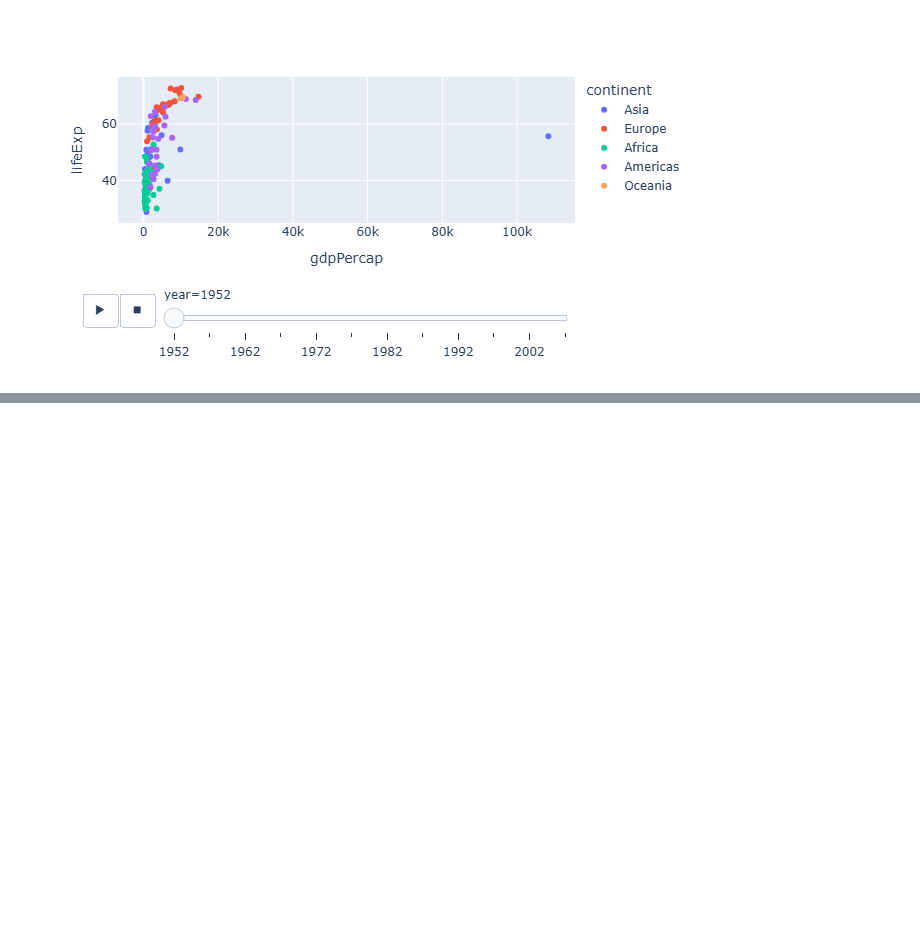
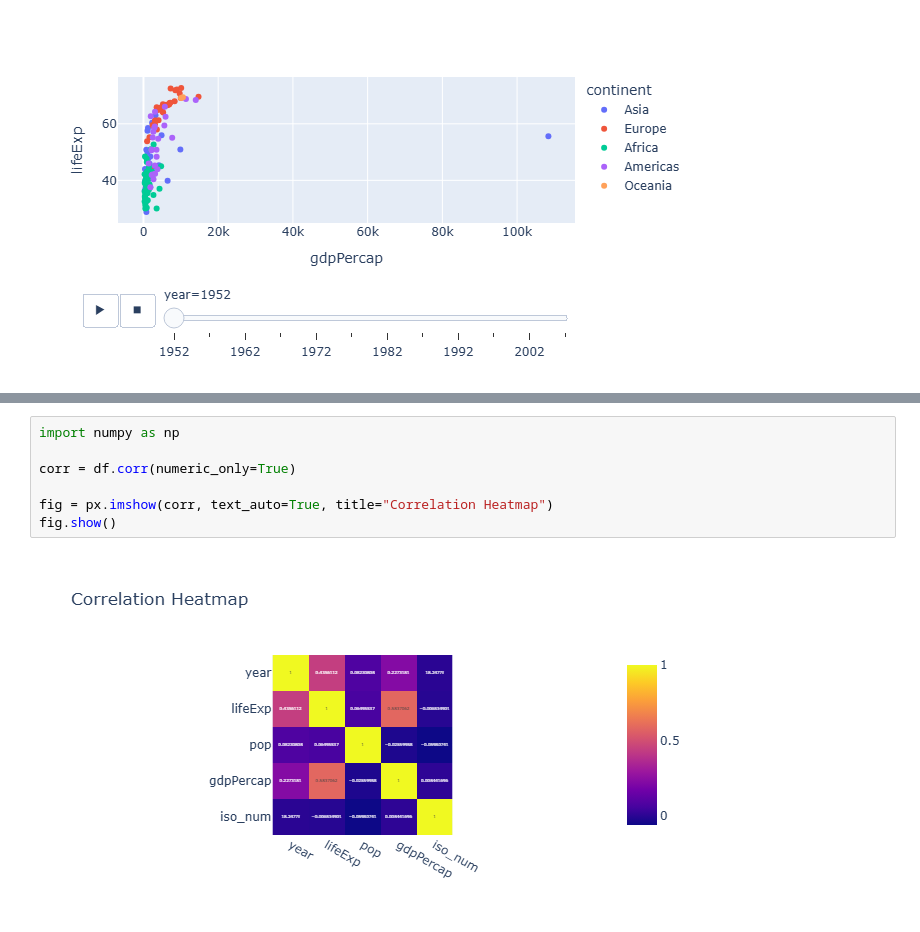
Before and after one commit to watermelon588/Data-Science, a Jupyter notebook: Plotly/plotly.ipynb, the cells around one changed output, grey strips where cells are left out. Drawn from its saved outputs; the diff is of its cells as text; blank space fills up the shorter version.

```diff
--- a/Plotly/plotly.ipynb
+++ b/Plotly/plotly.ipynb
@@ -153,0 +171,9 @@ fig.show()
+# %%
+import numpy as np
+
+corr = df.corr(numeric_only=True)
+
+fig = px.imshow(corr, text_auto=True, title="Correlation Heatmap")
+fig.show()
+# %% [output]
+[figure, added]
```
Also changed, not shown: parts of 7 cells of this notebook.
